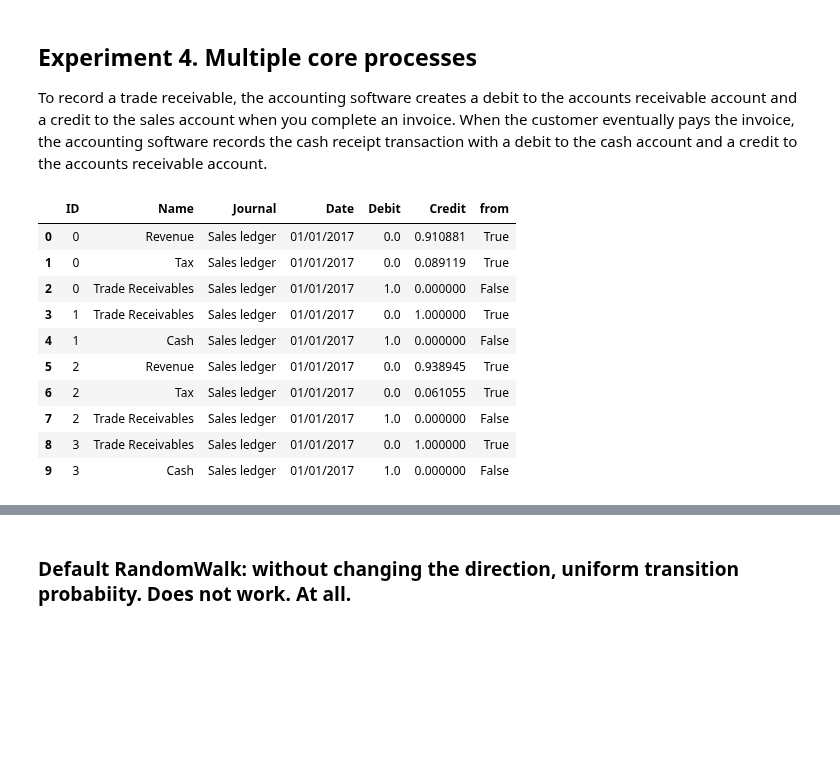
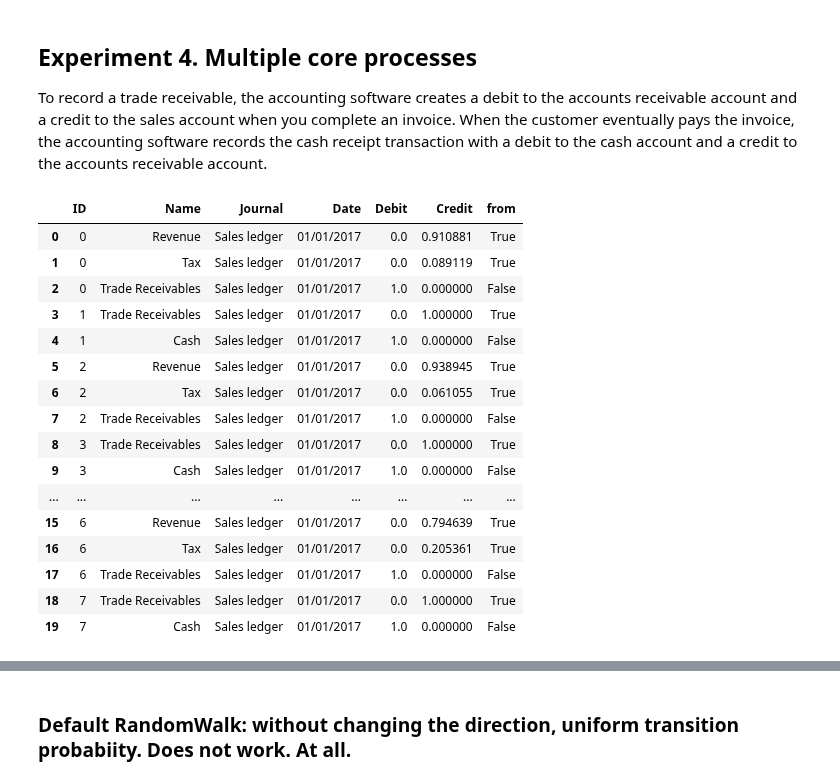
Before and after one commit to AlexWorldD/NetEmbs, a Jupyter notebook: ProofOfConcept.ipynb, the cells around one changed output, grey strips where cells are left out. Cells and saved outputs as stored; diff of their text form; code cells hidden in the pictures; blank space fills up the shorter version.

```diff
--- a/ProofOfConcept.ipynb
+++ b/ProofOfConcept.ipynb
@@ -571,17 +584,23 @@ def plot_network_v2(B, edges_label=True, title=None):
 generated_data = normalize(generate_complex_df())
 exp4 = construct_graph_v2(generated_data)
 # %%
-generated_data.head(10)
+generated_data.head(20)
 # %% [output]
 |  | ID | Name | Journal | Date | Debit | Credit | from |
 | 0 | 0 | Revenue | Sales ledger | 01/01/2017 | 0.0 | 0.910881 | True |
 | 1 | 0 | Tax | Sales ledger | 01/01/2017 | 0.0 | 0.089119 | True |
 | 2 | 0 | Trade Receivables | Sales ledger | 01/01/2017 | 1.0 | 0.000000 | False |
 | 3 | 1 | Trade Receivables | Sales ledger | 01/01/2017 | 0.0 | 1.000000 | True |
 | 4 | 1 | Cash | Sales ledger | 01/01/2017 | 1.0 | 0.000000 | False |
 | 5 | 2 | Revenue | Sales ledger | 01/01/2017 | 0.0 | 0.938945 | True |
 | 6 | 2 | Tax | Sales ledger | 01/01/2017 | 0.0 | 0.061055 | True |
 | 7 | 2 | Trade Receivables | Sales ledger | 01/01/2017 | 1.0 | 0.000000 | False |
 | 8 | 3 | Trade Receivables | Sales ledger | 01/01/2017 | 0.0 | 1.000000 | True |
 | 9 | 3 | Cash | Sales ledger | 01/01/2017 | 1.0 | 0.000000 | False |
+| ... | ... | ... | ... | ... | ... | ... | ... |
+| 15 | 6 | Revenue | Sales ledger | 01/01/2017 | 0.0 | 0.794639 | True |
+| 16 | 6 | Tax | Sales ledger | 01/01/2017 | 0.0 | 0.205361 | True |
+| 17 | 6 | Trade Receivables | Sales ledger | 01/01/2017 | 1.0 | 0.000000 | False |
+| 18 | 7 | Trade Receivables | Sales ledger | 01/01/2017 | 0.0 | 1.000000 | True |
+| 19 | 7 | Cash | Sales ledger | 01/01/2017 | 1.0 | 0.000000 | False |
 # %%
```
Also changed, not shown: parts of 15 cells of this notebook, 7 other files.
